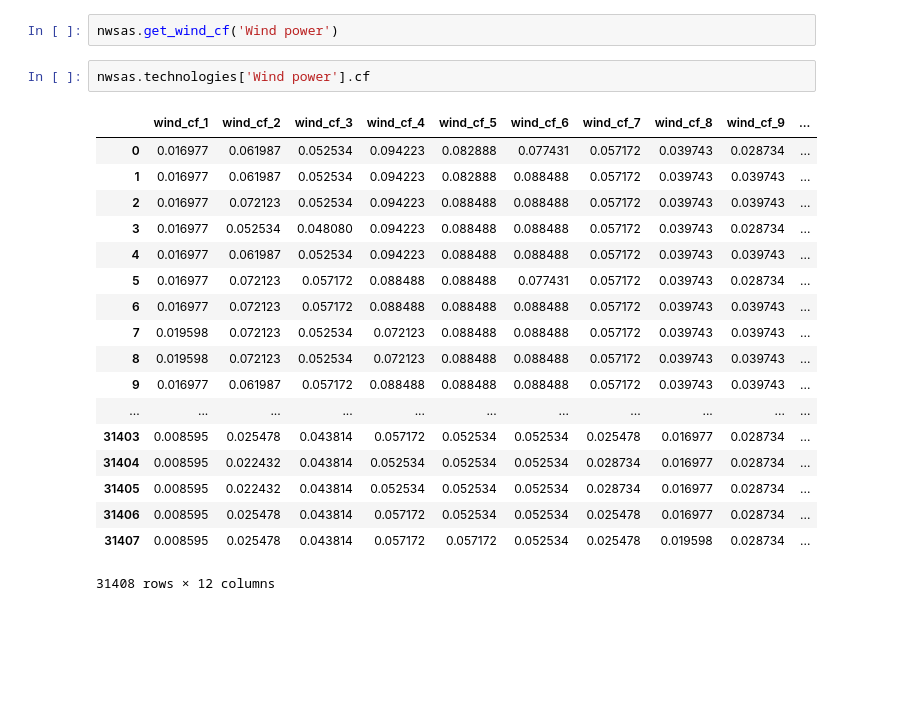
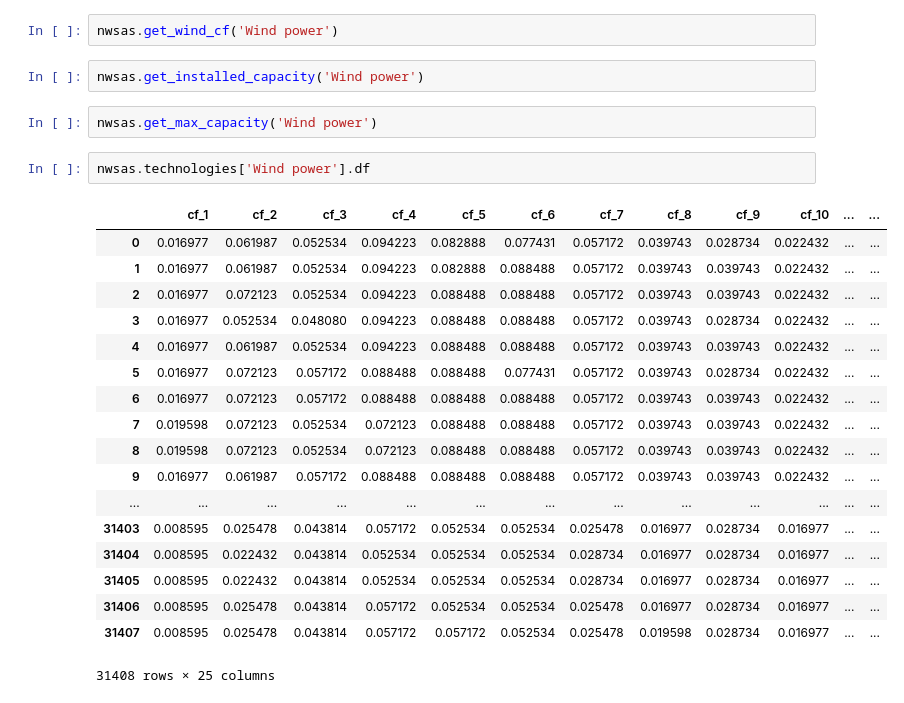
Before and after one commit to KTH-dESA/FAO, a Jupyter notebook: lcoe_runner.ipynb, the cells around one changed output. Cells and saved outputs as stored; diff of their text form; blank space fills up the shorter version.

Commit message:
added installed capacity and max capacity functions

```diff
--- a/lcoe_runner.ipynb
+++ b/lcoe_runner.ipynb
@@ -38,24 +20,28 @@ nwsas = nexus_tool.Model(df)
 nwsas.create_wind_turbine('Wind power')
 # %%
 nwsas.get_wind_cf('Wind power')
+# %%
+nwsas.get_installed_capacity('Wind power')
+# %%
+nwsas.get_max_capacity('Wind power')
 # %%
-nwsas.technologies['Wind power'].cf
+nwsas.technologies['Wind power'].df
 # %% [output]
-|  | wind_cf_1 | wind_cf_2 | wind_cf_3 | wind_cf_4 | wind_cf_5 | wind_cf_6 | wind_cf_7 | wind_cf_8 | wind_cf_9 | ... |
-| 0 | 0.016977 | 0.061987 | 0.052534 | 0.094223 | 0.082888 | 0.077431 | 0.057172 | 0.039743 | 0.028734 | ... |
-| 1 | 0.016977 | 0.061987 | 0.052534 | 0.094223 | 0.082888 | 0.088488 | 0.057172 | 0.039743 | 0.039743 | ... |
-| 2 | 0.016977 | 0.072123 | 0.052534 | 0.094223 | 0.088488 | 0.088488 | 0.057172 | 0.039743 | 0.039743 | ... |
-| 3 | 0.016977 | 0.052534 | 0.048080 | 0.094223 | 0.088488 | 0.088488 | 0.057172 | 0.039743 | 0.028734 | ... |
-| 4 | 0.016977 | 0.061987 | 0.052534 | 0.094223 | 0.088488 | 0.088488 | 0.057172 | 0.039743 | 0.039743 | ... |
-| 5 | 0.016977 | 0.072123 | 0.057172 | 0.088488 | 0.088488 | 0.077431 | 0.057172 | 0.039743 | 0.028734 | ... |
-| 6 | 0.016977 | 0.072123 | 0.057172 | 0.088488 | 0.088488 | 0.088488 | 0.057172 | 0.039743 | 0.039743 | ... |
-| 7 | 0.019598 | 0.072123 | 0.052534 | 0.072123 | 0.088488 | 0.088488 | 0.057172 | 0.039743 | 0.039743 | ... |
-| 8 | 0.019598 | 0.072123 | 0.052534 | 0.072123 | 0.088488 | 0.088488 | 0.057172 | 0.039743 | 0.039743 | ... |
-| 9 | 0.016977 | 0.061987 | 0.057172 | 0.088488 | 0.088488 | 0.088488 | 0.057172 | 0.039743 | 0.039743 | ... |
-| ... | ... | ... | ... | ... | ... | ... | ... | ... | ... | ... |
-| 31403 | 0.008595 | 0.025478 | 0.043814 | 0.057172 | 0.052534 | 0.052534 | 0.025478 | 0.016977 | 0.028734 | ... |
-| 31404 | 0.008595 | 0.022432 | 0.043814 | 0.052534 | 0.052534 | 0.052534 | 0.028734 | 0.016977 | 0.028734 | ... |
-| 31405 | 0.008595 | 0.022432 | 0.043814 | 0.052534 | 0.052534 | 0.052534 | 0.028734 | 0.016977 | 0.028734 | ... |
-| 31406 | 0.008595 | 0.025478 | 0.043814 | 0.057172 | 0.052534 | 0.052534 | 0.025478 | 0.016977 | 0.028734 | ... |
-| 31407 | 0.008595 | 0.025478 | 0.043814 | 0.057172 | 0.057172 | 0.052534 | 0.025478 | 0.019598 | 0.028734 | ... |
+|  | cf_1 | cf_2 | cf_3 | cf_4 | cf_5 | cf_6 | cf_7 | cf_8 | cf_9 | cf_10 | ... | ... |
+| 0 | 0.016977 | 0.061987 | 0.052534 | 0.094223 | 0.082888 | 0.077431 | 0.057172 | 0.039743 | 0.028734 | 0.022432 | ... | ... |
+| 1 | 0.016977 | 0.061987 | 0.052534 | 0.094223 | 0.082888 | 0.088488 | 0.057172 | 0.039743 | 0.039743 | 0.022432 | ... | ... |
+| 2 | 0.016977 | 0.072123 | 0.052534 | 0.094223 | 0.088488 | 0.088488 | 0.057172 | 0.039743 | 0.039743 | 0.022432 | ... | ... |
+| 3 | 0.016977 | 0.052534 | 0.048080 | 0.094223 | 0.088488 | 0.088488 | 0.057172 | 0.039743 | 0.028734 | 0.022432 | ... | ... |
+| 4 | 0.016977 | 0.061987 | 0.052534 | 0.094223 | 0.088488 | 0.088488 | 0.057172 | 0.039743 | 0.039743 | 0.022432 | ... | ... |
+| 5 | 0.016977 | 0.072123 | 0.057172 | 0.088488 | 0.088488 | 0.077431 | 0.057172 | 0.039743 | 0.028734 | 0.022432 | ... | ... |
+| 6 | 0.016977 | 0.072123 | 0.057172 | 0.088488 | 0.088488 | 0.088488 | 0.057172 | 0.039743 | 0.039743 | 0.022432 | ... | ... |
+| 7 | 0.019598 | 0.072123 | 0.052534 | 0.072123 | 0.088488 | 0.088488 | 0.057172 | 0.039743 | 0.039743 | 0.022432 | ... | ... |
+| 8 | 0.019598 | 0.072123 | 0.052534 | 0.072123 | 0.088488 | 0.088488 | 0.057172 | 0.039743 | 0.039743 | 0.022432 | ... | ... |
+| 9 | 0.016977 | 0.061987 | 0.057172 | 0.088488 | 0.088488 | 0.088488 | 0.057172 | 0.039743 | 0.039743 | 0.022432 | ... | ... |
+| ... | ... | ... | ... | ... | ... | ... | ... | ... | ... | ... | ... | ... |
+| 31403 | 0.008595 | 0.025478 | 0.043814 | 0.057172 | 0.052534 | 0.052534 | 0.025478 | 0.016977 | 0.028734 | 0.016977 | ... | ... |
+| 31404 | 0.008595 | 0.022432 | 0.043814 | 0.052534 | 0.052534 | 0.052534 | 0.028734 | 0.016977 | 0.028734 | 0.016977 | ... | ... |
+| 31405 | 0.008595 | 0.022432 | 0.043814 | 0.052534 | 0.052534 | 0.052534 | 0.028734 | 0.016977 | 0.028734 | 0.016977 | ... | ... |
+| 31406 | 0.008595 | 0.025478 | 0.043814 | 0.057172 | 0.052534 | 0.052534 | 0.025478 | 0.016977 | 0.028734 | 0.016977 | ... | ... |
+| 31407 | 0.008595 | 0.025478 | 0.043814 | 0.057172 | 0.057172 | 0.052534 | 0.025478 | 0.019598 | 0.028734 | 0.016977 | ... | ... |
-31408 rows × 12 columns
+31408 rows × 25 columns
```
Also changed, not shown: parts of 1 cell of this notebook, 2 other files.
